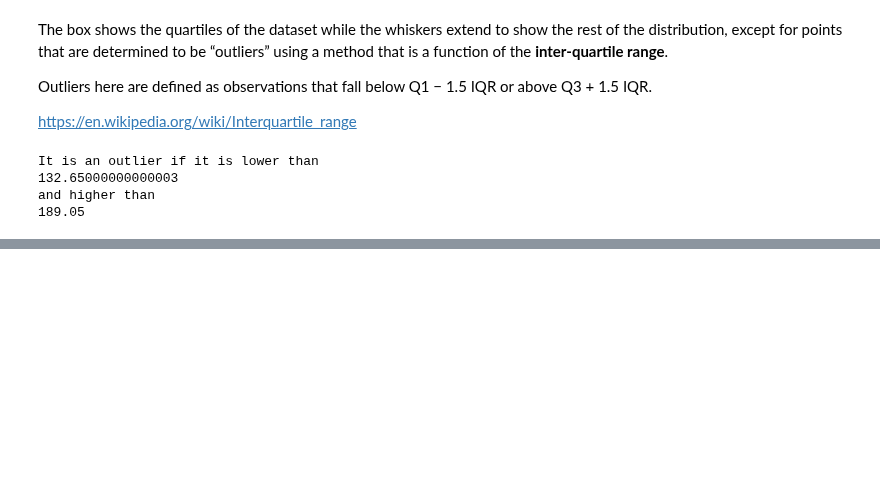
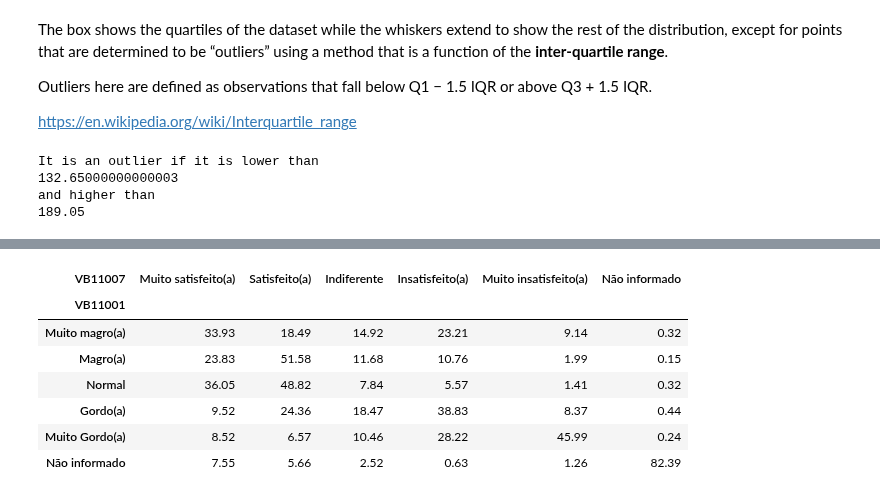
Before and after one commit to gabrielatrindade/alura-bootcamp, a Jupyter notebook: module3/pense_2015.ipynb, the cells around one changed output, grey strips where cells are left out. Drawn from its saved outputs; the diff is of its cells as text; code cells hidden in the pictures; blank space fills up the shorter version.

```diff
--- a/module3/pense_2015.ipynb
+++ b/module3/pense_2015.ipynb
@@ -1092,0 +1166,29 @@ and higher than
+# %%
+cross_frequency_VB11001_VB11007 = \
+    round(pd.crosstab(index=pense_2015['VB11001'],
+                      columns=pense_2015['VB11007'],
+                      normalize='index')*100,
+          2)
+
+VB1101_values = {1: 'Muito magro(a)',
+                 2: 'Magro(a)',
+                 3: 'Normal',
+                 4: 'Gordo(a)',
+                 5: 'Muito Gordo(a)',
+                 99: 'Não informado'}
+
+cross_frequency_VB11001_VB11007.rename(columns=VB11007_values,
+                                       index=VB1101_values,
+                                       inplace=True)
+
+
+cross_frequency_VB11001_VB11007
+# %% [output]
+| VB11007 | Muito satisfeito(a) | Satisfeito(a) | Indiferente | Insatisfeito(a) | Muito insatisfeito(a) | Não informado |
+| VB11001 |  |  |  |  |  |  |
+| Muito magro(a) | 33.93 | 18.49 | 14.92 | 23.21 | 9.14 | 0.32 |
+| Magro(a) | 23.83 | 51.58 | 11.68 | 10.76 | 1.99 | 0.15 |
+| Normal | 36.05 | 48.82 | 7.84 | 5.57 | 1.41 | 0.32 |
+| Gordo(a) | 9.52 | 24.36 | 18.47 | 38.83 | 8.37 | 0.44 |
+| Muito Gordo(a) | 8.52 | 6.57 | 10.46 | 28.22 | 45.99 | 0.24 |
+| Não informado | 7.55 | 5.66 | 2.52 | 0.63 | 1.26 | 82.39 |
```
Also changed, not shown: parts of 40 cells of this notebook.
